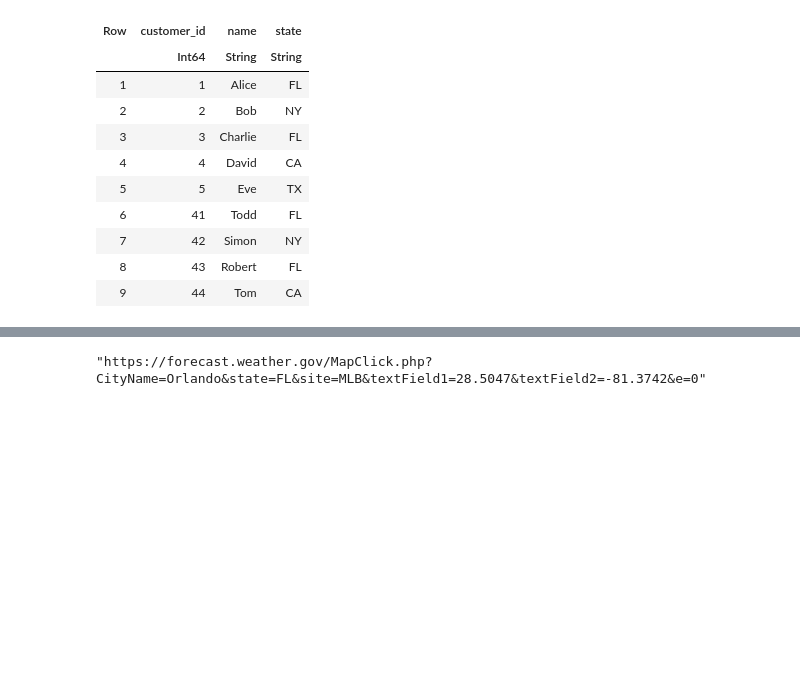
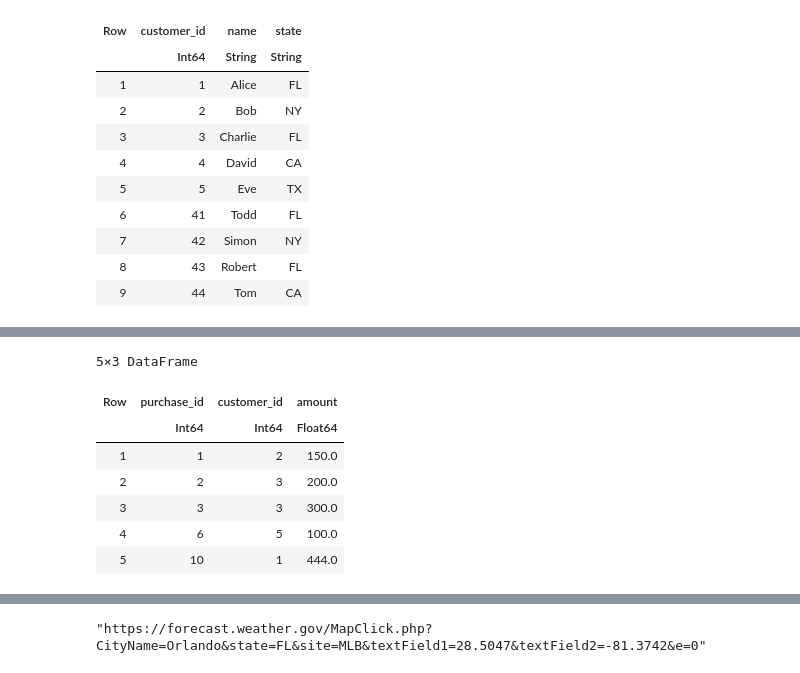
Before and after one commit to mantzaris/JuliaLang_Yeah_Yeah_Yeah, a Jupyter notebook: 06DataBase/01SQLite.ipynb, the cells around one changed output, grey strips where cells are left out. Drawn from its saved outputs; the diff is of its cells as text; code cells hidden in the pictures; blank space fills up the shorter version.

```diff
--- a/06DataBase/01SQLite.ipynb
+++ b/06DataBase/01SQLite.ipynb
@@ -432,0 +546,13 @@ DBInterface.execute(db, "SELECT * FROM customers") |> DataFrame
+# %%
+DBInterface.execute(db, "INSERT INTO purchases (purchase_id,customer_id,amount) VALUES (?, ?, ?)", (10,1,444))
+
+DBInterface.execute(db, "SELECT * FROM purchases") |> DataFrame
+# %% [output]
+5×3 DataFrame
+| Row | purchase_id | customer_id | amount |
+|  | Int64 | Int64 | Float64 |
+| 1 | 1 | 2 | 150.0 |
+| 2 | 2 | 3 | 200.0 |
+| 3 | 3 | 3 | 300.0 |
+| 4 | 6 | 5 | 100.0 |
+| 5 | 10 | 1 | 444.0 |
```
Also changed, not shown: parts of 30 cells of this notebook, 9 other files.
